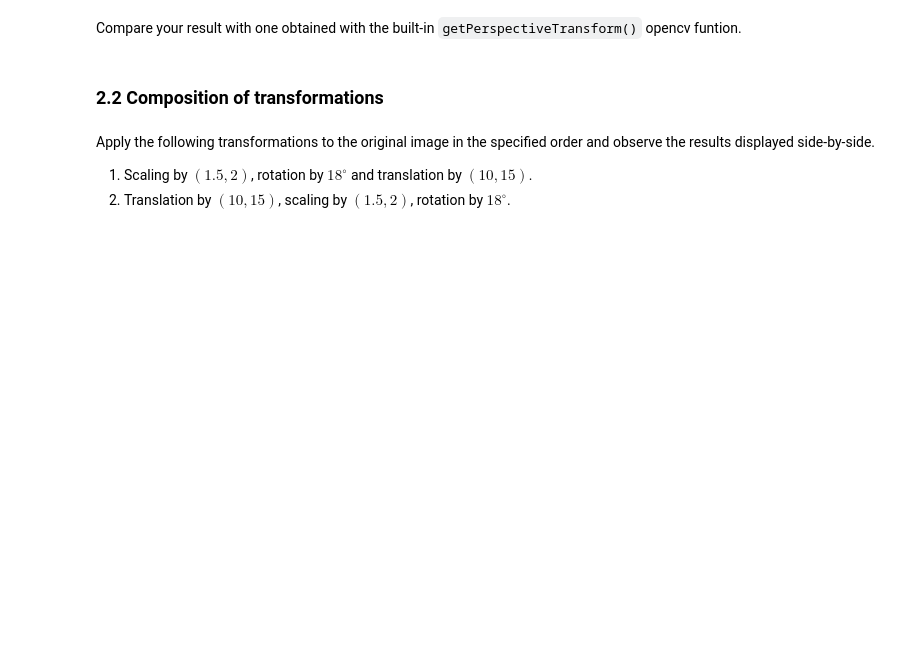
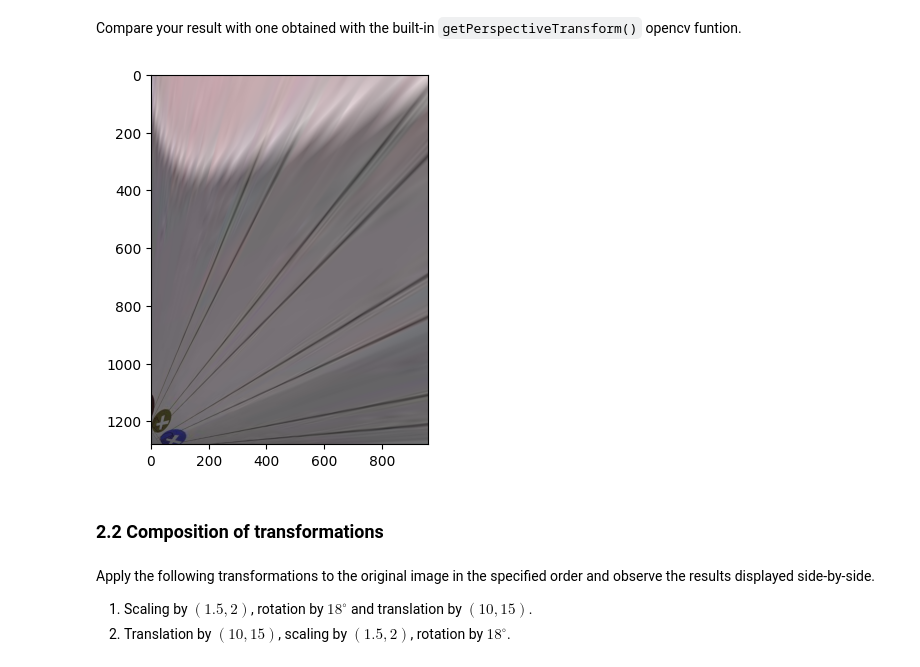
Before and after one commit to DanyaBykov/LA_Lab1, a Jupyter notebook: LA_Lab_1_template_2025.ipynb, the cells around one changed output. Cells and saved outputs as stored; diff of their text form; code cells hidden in the pictures; blank space fills up the shorter version.

```diff
--- a/LA_Lab_1_template_2025.ipynb
+++ b/LA_Lab_1_template_2025.ipynb
@@ -526,8 +576,13 @@ cv.imshow('image', transformed)
 Compare your result with one obtained with the built-in `getPerspectiveTransform()` opencv funtion.
 # %%
 ##### YOUR CODE STARTS #####
-...
+M_cv2 = cv.getPerspectiveTransform(source_points, destination_points)
+transformed_cv2 = cv.warpPerspective(image2, M_cv2, (cols, rows))
+plt.imshow(transformed_cv2)
+plt.show()
 ##### YOUR CODE ENDS #####
+# %% [output]
+[figure, added]
 # %% [markdown]
 ### 2.2 Composition of transformations
 # %% [markdown]
```
Also changed, not shown: parts of 11 cells of this notebook.
